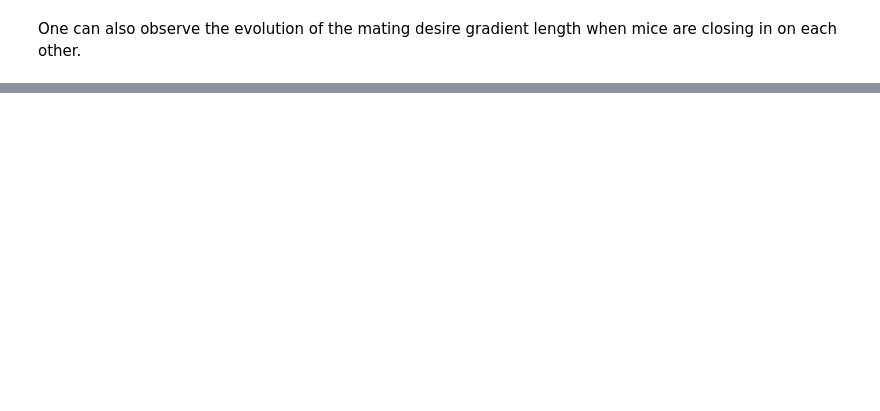
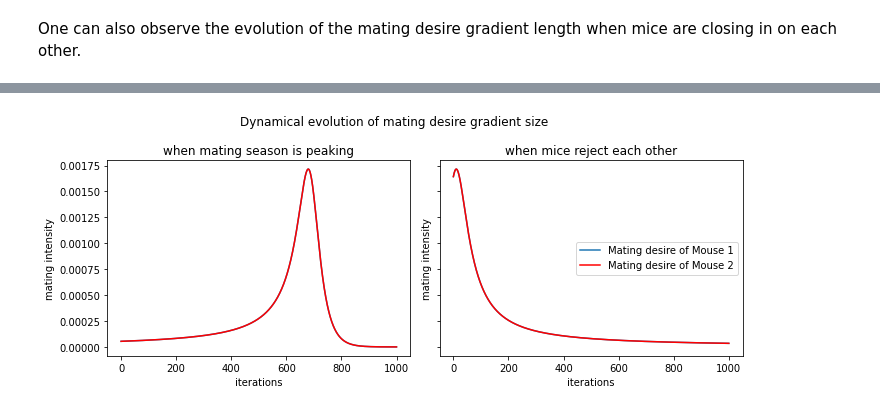
Before and after one commit to midumitrescu/modelling-course-prof-sprek-winter-2022, a Jupyter notebook: Modelling_Course_Presentation.ipynb, the cells around one changed output, grey strips where cells are left out. Drawn from its saved outputs; the diff is of its cells as text; code cells hidden in the pictures; blank space fills up the shorter version.

```diff
--- a/Modelling_Course_Presentation.ipynb
+++ b/Modelling_Course_Presentation.ipynb
@@ -217,0 +246,4 @@ plot_mating_desire(always_mating)
+# %%
+plot_mating_desire_gradients_for_mating_on_and_off(always_mating, always_rejecting)
+# %% [output]
+[figure, added]
```
Also changed, not shown: parts of 13 cells of this notebook, 3 other files.
